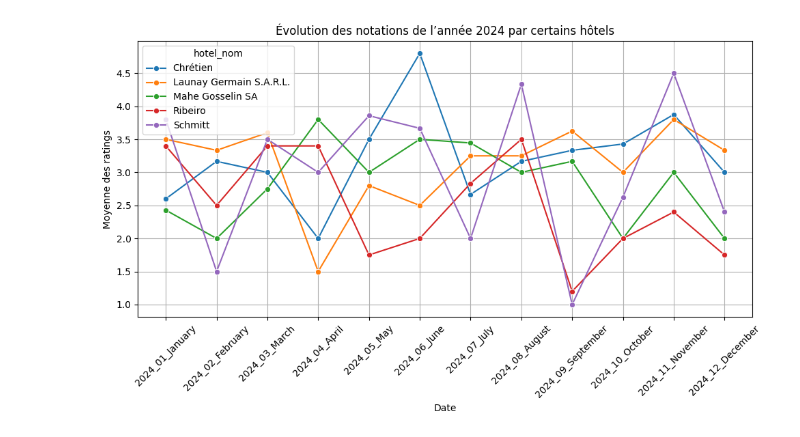
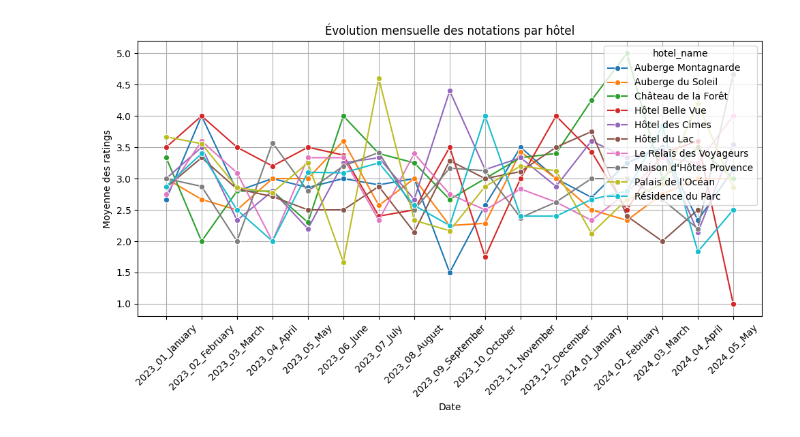
Before and after one commit to itokiana-mahefarison/TpTransversale, a Jupyter notebook: jupyter/Script.ipynb, the cells around one changed output. Cells and saved outputs as stored; diff of their text form; code cells hidden in the pictures.

```diff
--- a/jupyter/Script.ipynb
+++ b/jupyter/Script.ipynb
@@ -19,7 +37,7 @@ conn = hive.Connection(host='hiveserver2', port=10000)
 
 cursor = conn.cursor()
 
-hotel_postgres = fetch("SELECT * FROM hotel_postgres", conn)
+hotel_oraclenosql = fetch("SELECT * FROM hotel_oraclenosql", conn)
 hotel_review_oraclenosql = fetch("SELECT * FROM hotel_review_oraclenosql", conn)
 
 conn.close()
@@ -32,25 +44,20 @@ hotel_postgres = hotel_postgres.rename(columns={
 # %%
-DATA = pd.merge(hotel_postgres, hotel_review_oraclenosql, on="hotel_id", how="outer")
-DATA["review_date"] = pd.to_datetime(DATA["review_date"])
-DATA["year"] = DATA["review_date"].dt.strftime("%Y")
-DATA["year_month"] = DATA["review_date"].dt.strftime("%Y_%m_%B")
+ORACLE = pd.merge(hotel_oraclenosql, hotel_review_oraclenosql, on="hotel_id", how="outer")
+ORACLE["review_date"] = pd.to_datetime(ORACLE["review_date"])
+ORACLE["year_month"] = ORACLE["review_date"].dt.strftime("%Y_%m_%B")
 # %%
-SAMPLE1 = DATA[
-    (DATA['hotel_id'].isin([1, 2, 3, 4, 5]))
-    & (DATA['year'] == "2024")
-]
-STAT1 = SAMPLE1.groupby(["hotel_nom", "year_month"]).agg({
+STAT1 = ORACLE.groupby(["hotel_name", "year_month"]).agg({
     "rating" : "mean"
 }).reset_index()
 plt.figure(figsize=(10, 6))
-sns.lineplot(data=STAT1, x='year_month', y='rating', hue='hotel_nom', marker='o')
+sns.lineplot(data=STAT1, x='year_month', y='rating', hue='hotel_name', marker='o')
 
-plt.title('Évolution des notations de l’année 2024 par certains hôtels')
+plt.title('Évolution mensuelle des notations par hôtel')
 plt.xlabel('Date')
 plt.ylabel('Moyenne des ratings')
 plt.xticks(rotation=45)
 plt.grid(True)
 plt.tight_layout()
 plt.show()
 # %% [output]
-[figure, old version]
+[figure, new version]
```
Also changed, not shown: parts of 2 cells of this notebook, 54 other files.
